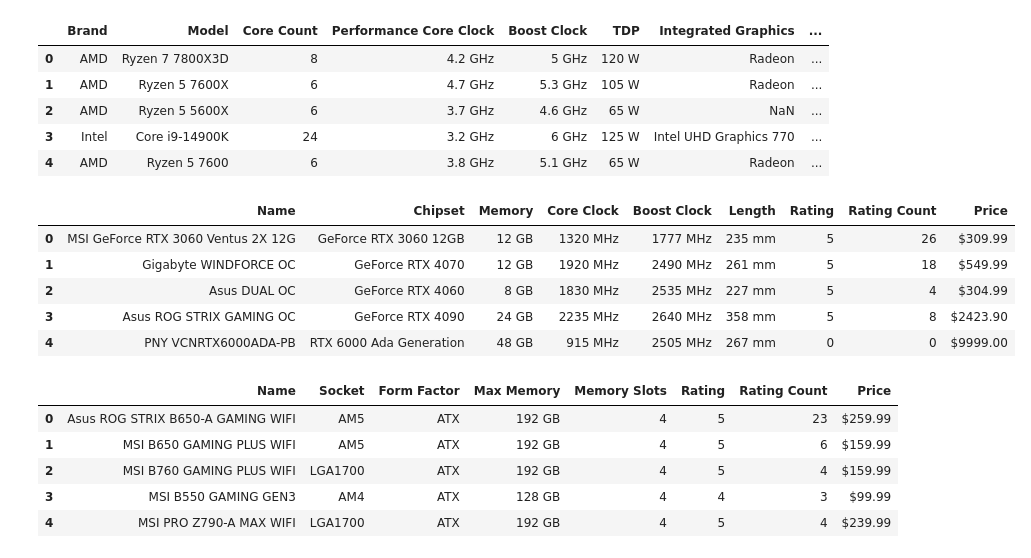
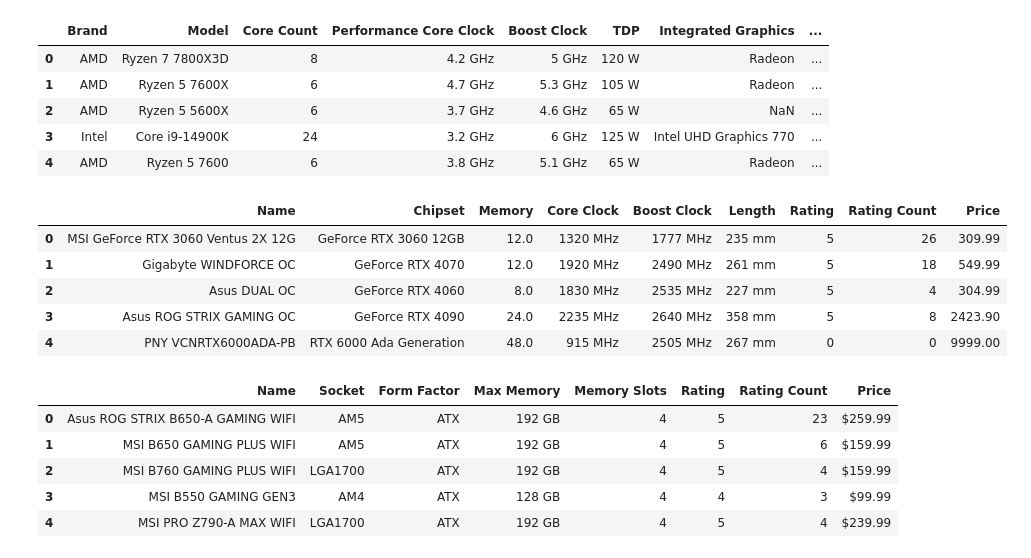
Before and after one commit to knoppds/CSCI_5502_Group_Project_01, a Jupyter notebook: GP_1_PCPartPicker_Data_Visualizations.ipynb, the cells around one changed output. Drawn from its saved outputs; the diff is of its cells as text; code cells hidden in the pictures.

```diff
--- a/GP_1_PCPartPicker_Data_Visualizations.ipynb
+++ b/GP_1_PCPartPicker_Data_Visualizations.ipynb
@@ -15,15 +15,15 @@ cpu_df.head()
 | 3 | Intel | Core i9-14900K | 24 | 3.2 GHz | 6 GHz | 125 W | Intel UHD Graphics 770 | ... |
 | 4 | AMD | Ryzen 5 7600 | 6 | 3.8 GHz | 5.1 GHz | 65 W | Radeon | ... |
 # %%
-gpu_df = pd.read_csv('GPU_Data.csv')
+gpu_df = pd.read_csv('PC_Part_Picker_Datasets/GPU_Data.csv')
 gpu_df.head()
 # %% [output]
 |  | Name | Chipset | Memory | Core Clock | Boost Clock | Length | Rating | Rating Count | Price |
-| 0 | MSI GeForce RTX 3060 Ventus 2X 12G | GeForce RTX 3060 12GB | 12 GB | 1320 MHz | 1777 MHz | 235 mm | 5 | 26 | $309.99 |
-| 1 | Gigabyte WINDFORCE OC | GeForce RTX 4070 | 12 GB | 1920 MHz | 2490 MHz | 261 mm | 5 | 18 | $549.99 |
-| 2 | Asus DUAL OC | GeForce RTX 4060 | 8 GB | 1830 MHz | 2535 MHz | 227 mm | 5 | 4 | $304.99 |
-| 3 | Asus ROG STRIX GAMING OC | GeForce RTX 4090 | 24 GB | 2235 MHz | 2640 MHz | 358 mm | 5 | 8 | $2423.90 |
-| 4 | PNY VCNRTX6000ADA-PB | RTX 6000 Ada Generation | 48 GB | 915 MHz | 2505 MHz | 267 mm | 0 | 0 | $9999.00 |
+| 0 | MSI GeForce RTX 3060 Ventus 2X 12G | GeForce RTX 3060 12GB | 12.0 | 1320 MHz | 1777 MHz | 235 mm | 5 | 26 | 309.99 |
+| 1 | Gigabyte WINDFORCE OC | GeForce RTX 4070 | 12.0 | 1920 MHz | 2490 MHz | 261 mm | 5 | 18 | 549.99 |
+| 2 | Asus DUAL OC | GeForce RTX 4060 | 8.0 | 1830 MHz | 2535 MHz | 227 mm | 5 | 4 | 304.99 |
+| 3 | Asus ROG STRIX GAMING OC | GeForce RTX 4090 | 24.0 | 2235 MHz | 2640 MHz | 358 mm | 5 | 8 | 2423.90 |
+| 4 | PNY VCNRTX6000ADA-PB | RTX 6000 Ada Generation | 48.0 | 915 MHz | 2505 MHz | 267 mm | 0 | 0 | 9999.00 |
 # %%
 mb_df = pd.read_csv('MB_Data.csv')
 mb_df.head()
```
Also changed, not shown: parts of 9 cells of this notebook, 4 other files.
